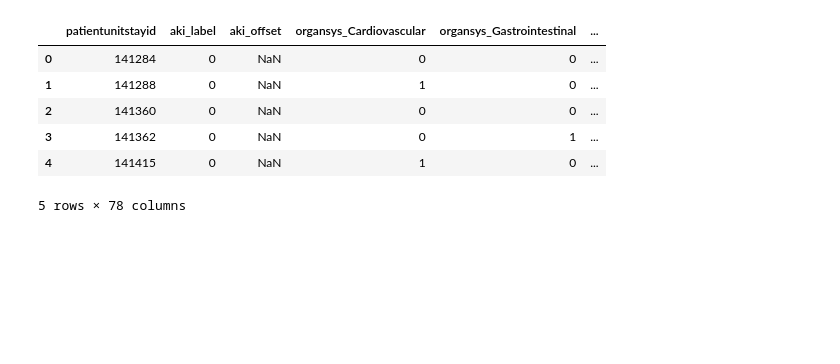
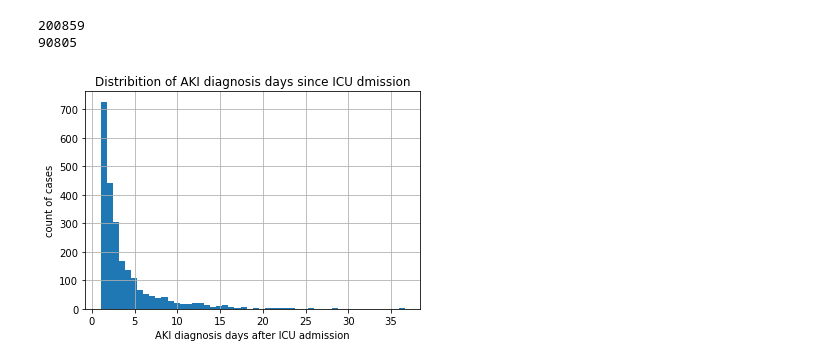
Before and after one commit to zhakhverdyan/eICU_AKIlert, a Jupyter notebook: notebooks/EDA.ipynb, the cells around one changed output. Saved outputs shown, nothing was run; the diff lists cells and outputs as text; code cells hidden in the pictures; blank space fills up the shorter version.

Commit message:
performed eda and train, val, test split on patients

```diff
--- a/notebooks/EDA.ipynb
+++ b/notebooks/EDA.ipynb
@@ -3,14 +3,28 @@ import pandas as pd
 import numpy as np
 import matplotlib.pyplot as plt
 %matplotlib inline
-# %%
-df = pd.read_csv('../data/final/pat_adm_lab_vital.csv')
-df.head()
-# %% [output]
-|  | patientunitstayid | aki_label | aki_offset | organsys_Cardiovascular | organsys_Gastrointestinal | ... |
-| 0 | 141284 | 0 | NaN | 0 | 0 | ... |
-| 1 | 141288 | 0 | NaN | 1 | 0 | ... |
-| 2 | 141360 | 0 | NaN | 0 | 0 | ... |
-| 3 | 141362 | 0 | NaN | 0 | 1 | ... |
-| 4 | 141415 | 0 | NaN | 1 | 0 | ... |
-5 rows × 78 columns
+# %%
+pat = pd.read_csv('../../eICU_dbmake/eicu-code/build-db/postgres/csv_files/patient.csv')
+admdx = pd.read_csv('../../eICU_dbmake/eicu-code/build-db/postgres/csv_files/admissionDx.csv')
+qual_adm = pd.read_csv('../data/intermediate/patid_aki_label_offset.csv', header=None)
+lab_vit = pd.read_csv('../data/intermediate/lab_vital_merged_time.csv')
+# %%
+qual_adm.columns = ['patientunitstayid', 'aki_label', 'aki_offset']
+qual_adm.set_index('patientunitstayid', inplace=True)
+# %%
+print(len(pat))
+pat = pat.merge(qual_adm, left_on = 'patientunitstayid', right_on = 'patientunitstayid')
+print(len(pat))
+# %% [output]
+200859
+90805
+# %%
+# distribution of aki diagnosis times
+offset_hour = qual_adm[qual_adm.aki_label==1]['aki_offset']/(60*24)
+offset_hour.sort_values(inplace=True)
+offset_hour.hist(bins=50)
+plt.ylabel('count of cases')
+plt.xlabel('AKI diagnosis days after ICU admission')
+plt.title('Distribition of AKI diagnosis days since ICU dmission');
+# %% [output]
+[figure, added]
```
Also changed, not shown: parts of 24 cells of this notebook.
